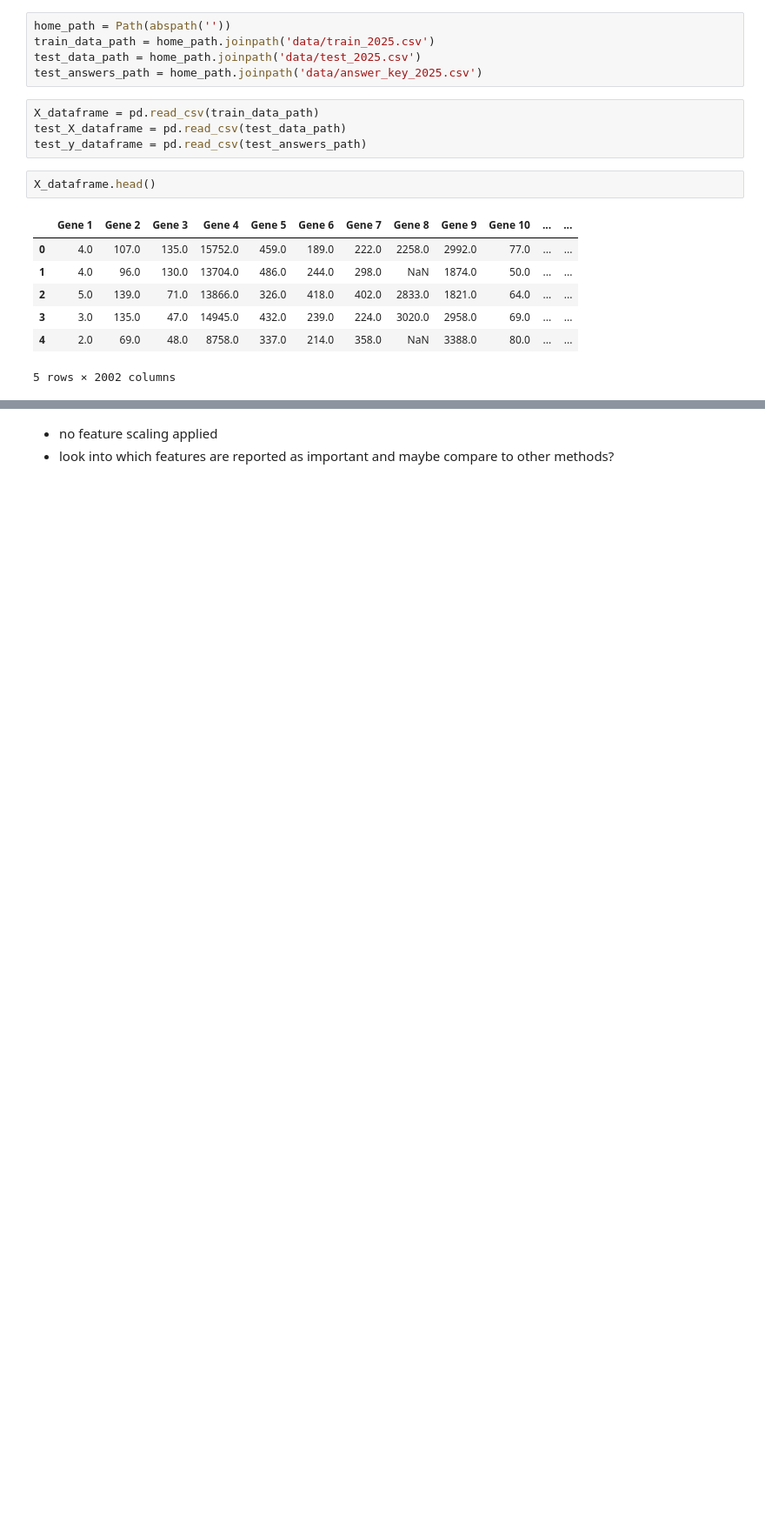
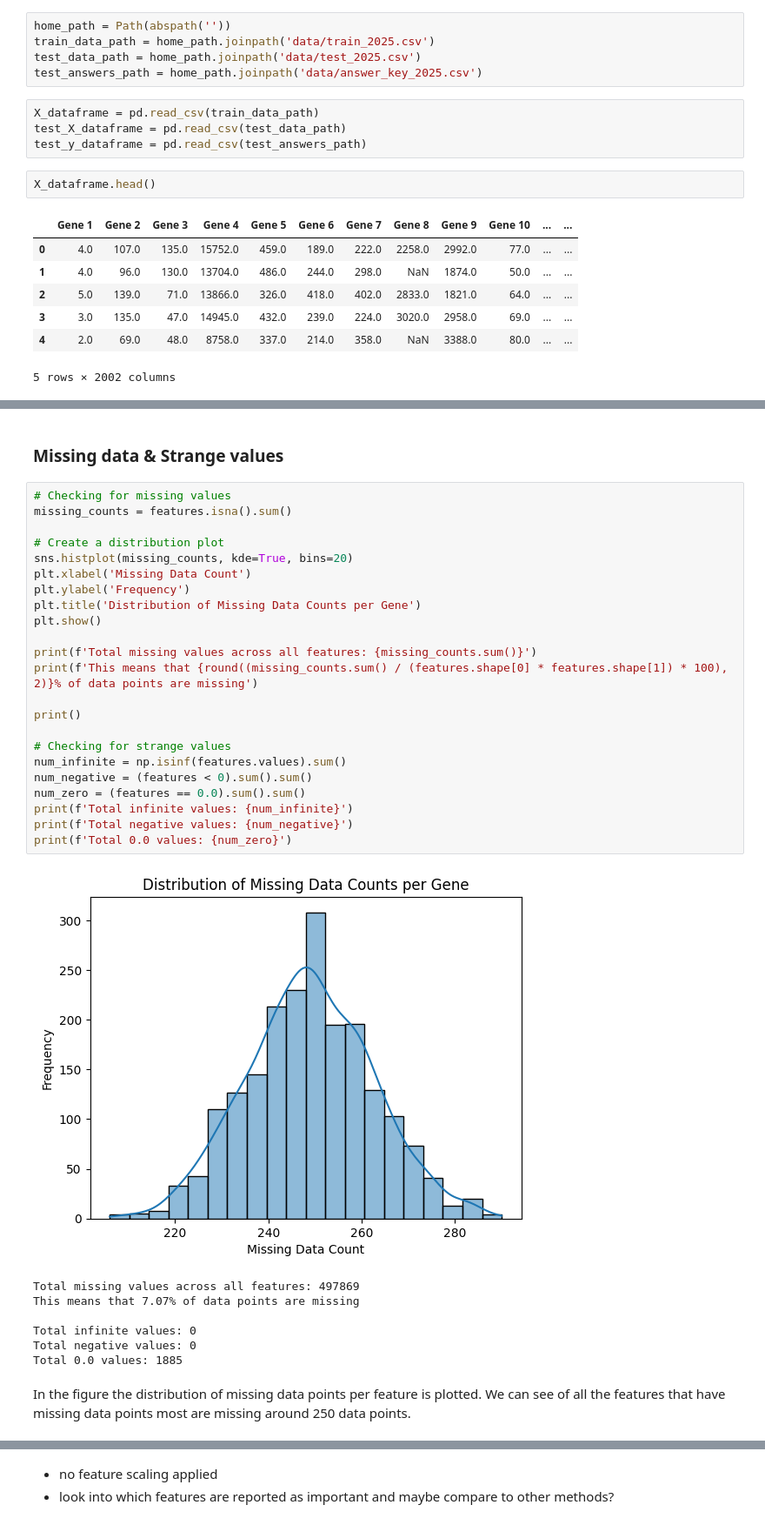
Before and after one commit to Larsdegroot/ML_bio_assignment, a Jupyter notebook: Project-Rf_neural.ipynb, the cells around one changed output, grey strips where cells are left out. Shown: that part at 87% size. Saved outputs shown, nothing was run; the diff lists cells and outputs as text; blank space fills up the shorter version.

```diff
--- a/Project-Rf_neural.ipynb
+++ b/Project-Rf_neural.ipynb
@@ -29,0 +50,35 @@ X_dataframe.head()
+# %% [markdown]
+### Missing data & Strange values
+# %%
+# Checking for missing values
+missing_counts = features.isna().sum()
+
+# Create a distribution plot
+sns.histplot(missing_counts, kde=True, bins=20)
+plt.xlabel('Missing Data Count')
+plt.ylabel('Frequency')
+plt.title('Distribution of Missing Data Counts per Gene')
+plt.show()
+
+print(f'Total missing values across all features: {missing_counts.sum()}')
+print(f'This means that {round((missing_counts.sum() / (features.shape[0] * features.shape[1]) * 100), 2)}% of data points are missing')
+
+print()
+
+# Checking for strange values
+num_infinite = np.isinf(features.values).sum()
+num_negative = (features < 0).sum().sum()
+num_zero = (features == 0.0).sum().sum()
+print(f'Total infinite values: {num_infinite}')
+print(f'Total negative values: {num_negative}')
+print(f'Total 0.0 values: {num_zero}')
+# %% [output]
+[figure, added]
+Total missing values across all features: 497869
+This means that 7.07% of data points are missing
+
+Total infinite values: 0
+Total negative values: 0
+Total 0.0 values: 1885
+# %% [markdown]
+In the figure the distribution of missing data points per feature is plotted. We can see of all the features that have missing data points most are missing around 250 data points.
```
Also changed, not shown: parts of 33 cells of this notebook.
